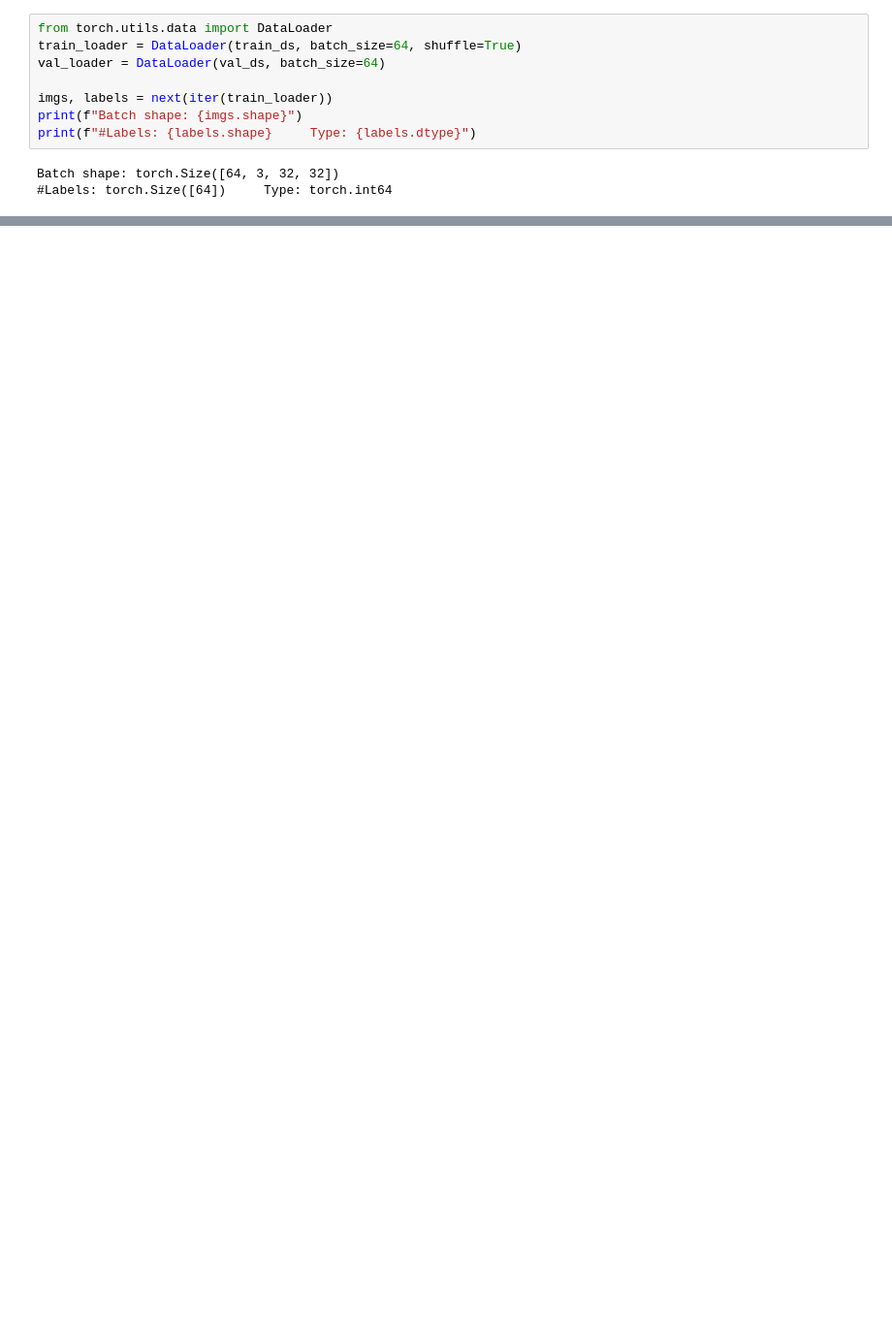
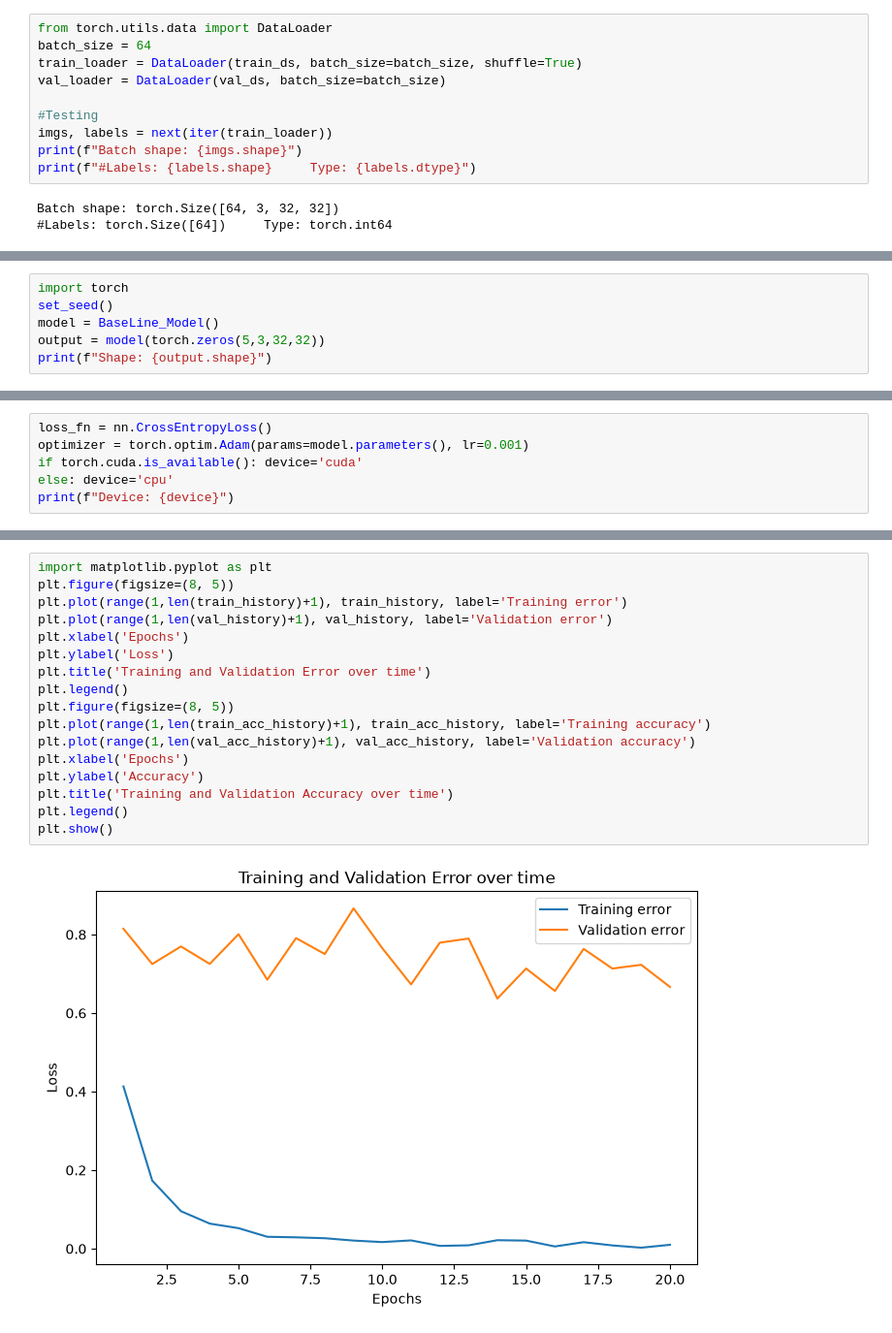
Before and after one commit to JDuarttt/traffic-sign-recognition, a Jupyter notebook: notebooks/baseline_model.ipynb, the cells around one changed output, grey strips where cells are left out. Shown at 97% size. Drawn from its saved outputs; the diff is of its cells as text; blank space fills up the shorter version.

Commit message:
baseline_model_v1

```diff
--- a/notebooks/baseline_model.ipynb
+++ b/notebooks/baseline_model.ipynb
@@ -60,9 +61,11 @@ train_ds = GTSRBDataset(df=Tdf, transform=base_transforms)
 val_ds = GTSRBDataset(df=Vdf, transform=base_transforms)
 # %%
 from torch.utils.data import DataLoader
-train_loader = DataLoader(train_ds, batch_size=64, shuffle=True)
-val_loader = DataLoader(val_ds, batch_size=64)
+batch_size = 64
+train_loader = DataLoader(train_ds, batch_size=batch_size, shuffle=True)
+val_loader = DataLoader(val_ds, batch_size=batch_size)
 
+#Testing
 imgs, labels = next(iter(train_loader))
 print(f"Batch shape: {imgs.shape}")
 print(f"#Labels: {labels.shape}     Type: {labels.dtype}")
@@ -71,0 +97,6 @@ Batch shape: torch.Size([64, 3, 32, 32])
+# %%
+import torch
+set_seed()
+model = BaseLine_Model()
+output = model(torch.zeros(5,3,32,32))
+print(f"Shape: {output.shape}")
@@ -71,0 +105,6 @@ Batch shape: torch.Size([64, 3, 32, 32])
+# %%
+loss_fn = nn.CrossEntropyLoss()
+optimizer = torch.optim.Adam(params=model.parameters(), lr=0.001)
+if torch.cuda.is_available(): device='cuda'
+else: device='cpu'
+print(f"Device: {device}")
@@ -71,0 +183,19 @@ Batch shape: torch.Size([64, 3, 32, 32])
+# %%
+import matplotlib.pyplot as plt
+plt.figure(figsize=(8, 5))
+plt.plot(range(1,len(train_history)+1), train_history, label='Training error')
+plt.plot(range(1,len(val_history)+1), val_history, label='Validation error')
+plt.xlabel('Epochs')
+plt.ylabel('Loss')
+plt.title('Training and Validation Error over time')
+plt.legend()
+plt.figure(figsize=(8, 5))
+plt.plot(range(1,len(train_acc_history)+1), train_acc_history, label='Training accuracy')
+plt.plot(range(1,len(val_acc_history)+1), val_acc_history, label='Validation accuracy')
+plt.xlabel('Epochs')
+plt.ylabel('Accuracy')
+plt.title('Training and Validation Accuracy over time')
+plt.legend()
+plt.show()
+# %% [output]
+[figure, added]
```
Also changed, not shown: parts of 13 cells of this notebook, 1 other file.
